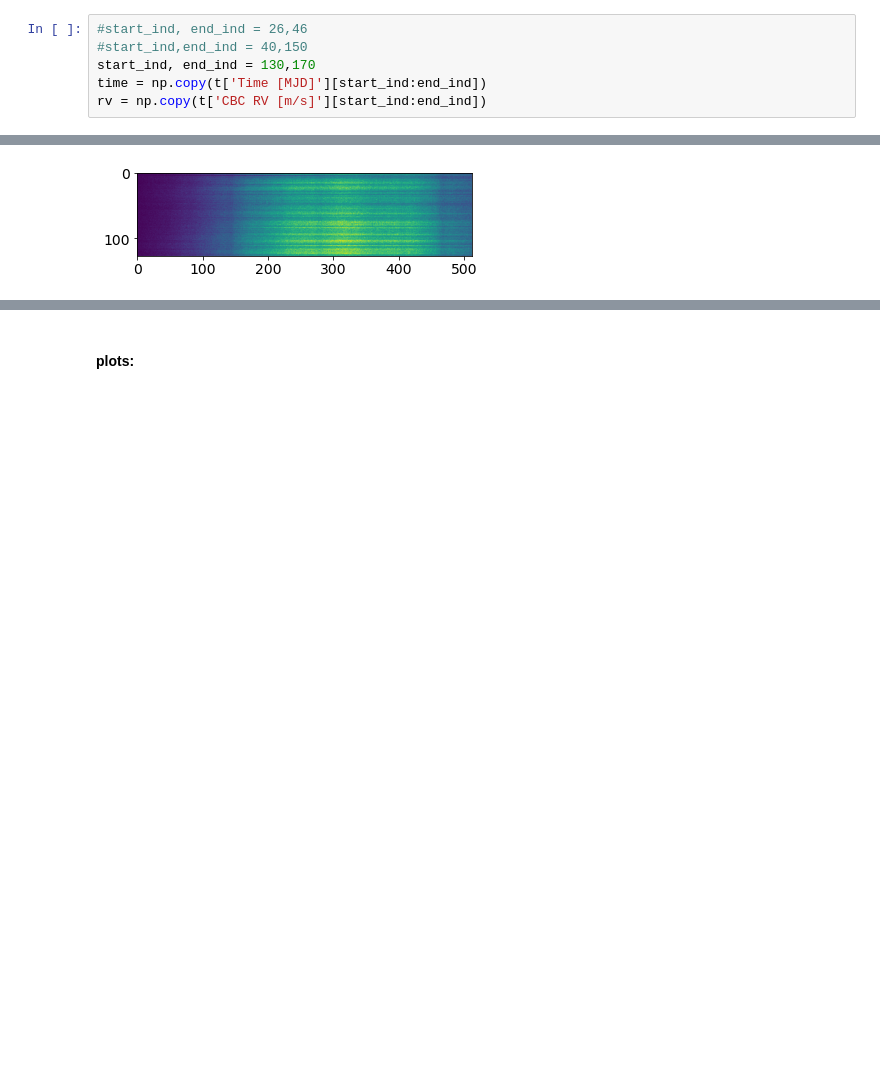
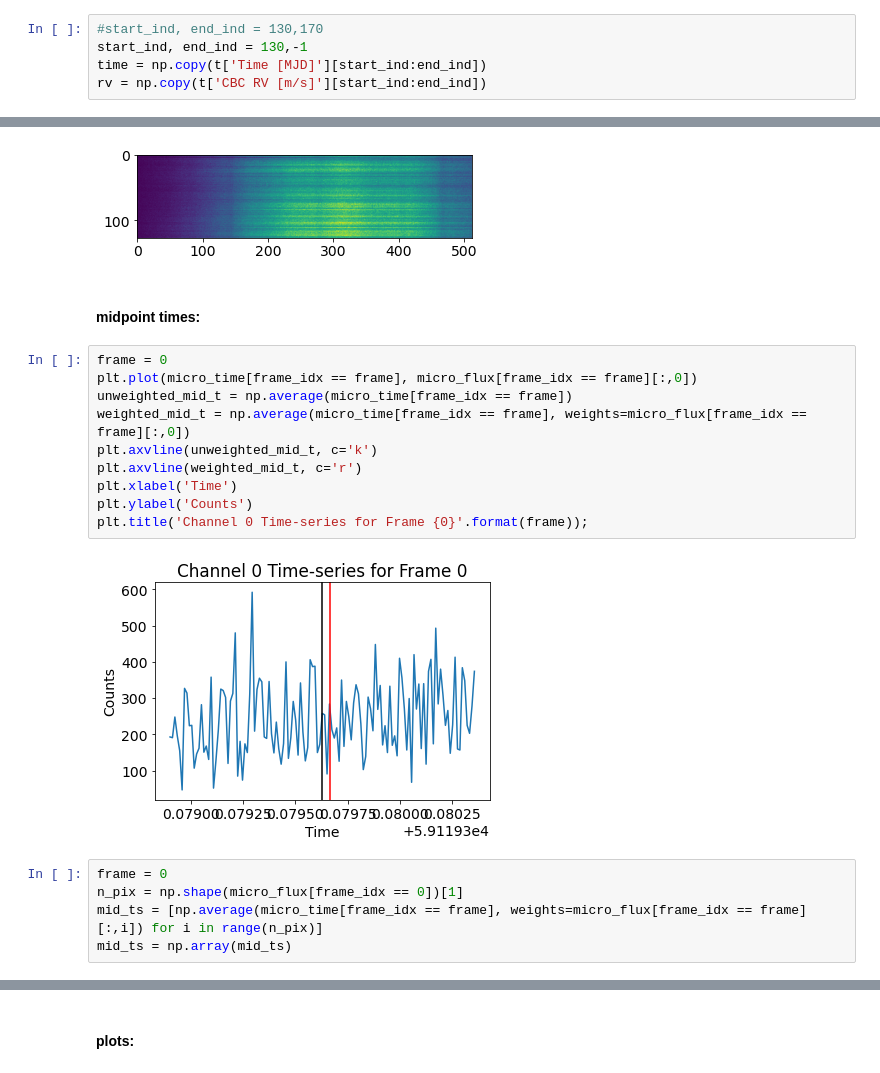
Before and after one commit to megbedell/microEXPRES, a Jupyter notebook: notebooks/tauceti.ipynb, the cells around one changed output, grey strips where cells are left out. Saved outputs shown, nothing was run; the diff lists cells and outputs as text; blank space fills up the shorter version.

```diff
--- a/notebooks/tauceti.ipynb
+++ b/notebooks/tauceti.ipynb
@@ -29,9 +29,8 @@ with fits.open('../data/10700_spectra/{}'.format(t['File'][i])) as hdus:
 2020-07-31T11:34:38.496
 [figure]
 # %%
-#start_ind, end_ind = 26,46
-#start_ind,end_ind = 40,150
-start_ind, end_ind = 130,170
+#start_ind, end_ind = 130,170
+start_ind, end_ind = 130,-1
 time = np.copy(t['Time [MJD]'][start_ind:end_ind])
 rv = np.copy(t['CBC RV [m/s]'][start_ind:end_ind])
 # %%
@@ -106,3 +113,22 @@ with fits.open('../data/10700_spectra/{}'.format(f)) as hdus:
     plt.imshow(hdus[2].data['expm_specs'][2:-2].astype(np.uint16))
 # %% [output]
 [figure]
+# %% [markdown]
+#### midpoint times:
+# %%
+frame = 0
+plt.plot(micro_time[frame_idx == frame], micro_flux[frame_idx == frame][:,0])
+unweighted_mid_t = np.average(micro_time[frame_idx == frame])
+weighted_mid_t = np.average(micro_time[frame_idx == frame], weights=micro_flux[frame_idx == frame][:,0])
+plt.axvline(unweighted_mid_t, c='k')
+plt.axvline(weighted_mid_t, c='r')
+plt.xlabel('Time')
+plt.ylabel('Counts')
+plt.title('Channel 0 Time-series for Frame {0}'.format(frame));
+# %% [output]
+[figure, added]
+# %%
+frame = 0
+n_pix = np.shape(micro_flux[frame_idx == 0])[1]
+mid_ts = [np.average(micro_time[frame_idx == frame], weights=micro_flux[frame_idx == frame][:,i]) for i in range(n_pix)]
+mid_ts = np.array(mid_ts)
```
Also changed, not shown: parts of 9 cells of this notebook.
